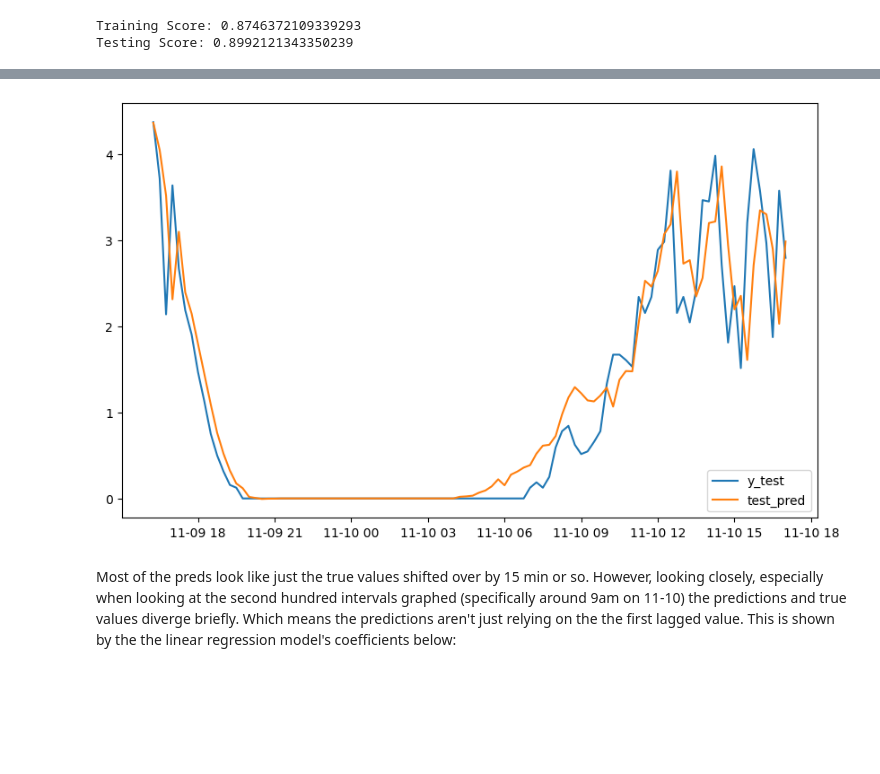
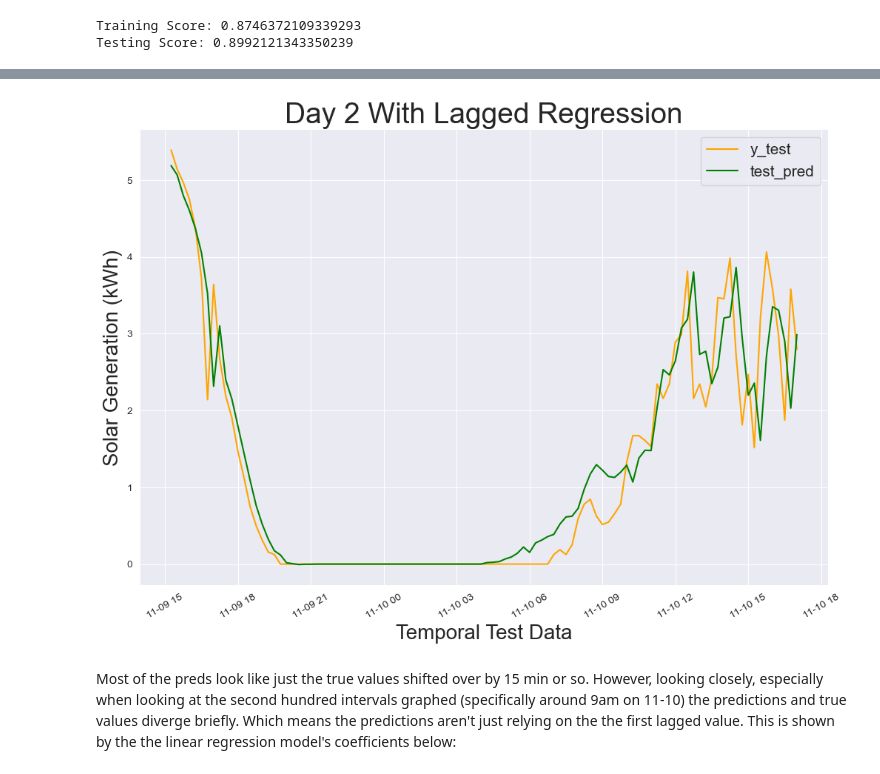
Before and after one commit to jeff-shakes/Solar-Generation-Prediction, a Jupyter notebook: code/03 - Modeling/04 - Modeling.ipynb, the cells around one changed output, grey strips where cells are left out. Cells and saved outputs as stored; diff of their text form; code cells hidden in the pictures; blank space fills up the shorter version.

```diff
--- a/code/03 - Modeling/04 - Modeling.ipynb
+++ b/code/03 - Modeling/04 - Modeling.ipynb
@@ -67,6 +68,8 @@ arima = ARIMA(endog = hourly_train, order = (10, 0, 7))
 model = arima.fit()
 preds = model.predict(start = hourly_test.index[0], end = hourly_test.index[-1])
 # %%
+sns.set_style('darkgrid')
+
 fig, ax = plt.subplots(figsize = (12,8))
 ax.plot(hourly_test.index, hourly_test, color = 'orange')
 ax.plot(hourly_test.index, preds, color = 'green')
@@ -151,7 +154,13 @@ plt.legend();
 # %%
 #Examining the first 100 15-min intervals
-plt.figure(figsize = (10, 6))
-plt.plot(y_test[:100], label = 'y_test')
-plt.plot(y_test.index[:100], preds[:100], label = 'test_pred')
-plt.legend();
+fig, ax = plt.subplots(figsize = (12,8))
+plt.plot(y_test[:100], label = 'y_test', color = 'orange')
+plt.plot(y_test.index[:100], preds[:100], label = 'test_pred', color = 'green')
+ax.set_xlabel('Temporal Test Data', fontsize = 20)
+for tick in ax.get_xticklabels():
+    tick.set_rotation(30)
+ax.set_ylabel('Solar Generation (kWh)', fontsize = 20)
+ax.set_title('Day 1 With Lagged Regression', fontsize = 28)
+ax.legend(fontsize = 15);
+plt.savefig('../../images/lagged.png');
 # %% [output]
@@ -159,11 +168,17 @@ plt.legend();
 # %%
-#Examining the second 100 15-min intervals
-plt.figure(figsize = (10, 6))
-plt.plot(y_test[100:200], label = 'y_test')
-plt.plot(y_test.index[100:200], preds[100:200], label = 'test_pred')
-plt.legend();
+# Second Day
+fig, ax = plt.subplots(figsize = (12,8))
+ax.plot(y_test[96:200], label = 'y_test', color = 'orange')
+ax.plot(y_test.index[96:200], preds[96:200], label = 'test_pred', color = 'green')
+ax.set_xlabel('Temporal Test Data', fontsize = 20)
+for tick in ax.get_xticklabels():
+    tick.set_rotation(30)
+ax.set_ylabel('Solar Generation (kWh)', fontsize = 20)
+ax.set_title('Day 2 With Lagged Regression', fontsize = 28)
+ax.legend(fontsize = 15);
+plt.savefig('../../images/lagged_day2.png');
 # %% [output]
-[figure, old version]
+[figure, new version]
 # %% [markdown]
 Most of the preds look like just the true values shifted over by 15 min or so. However, looking closely, especially when looking at the second hundred intervals graphed (specifically around 9am on 11-10) the predictions and true values diverge briefly. Which means the predictions aren't just relying on the the first lagged value. This is shown by the the linear regression model's coefficients below:
 # %%
```
Also changed, not shown: parts of 10 cells of this notebook, 18 other files.
